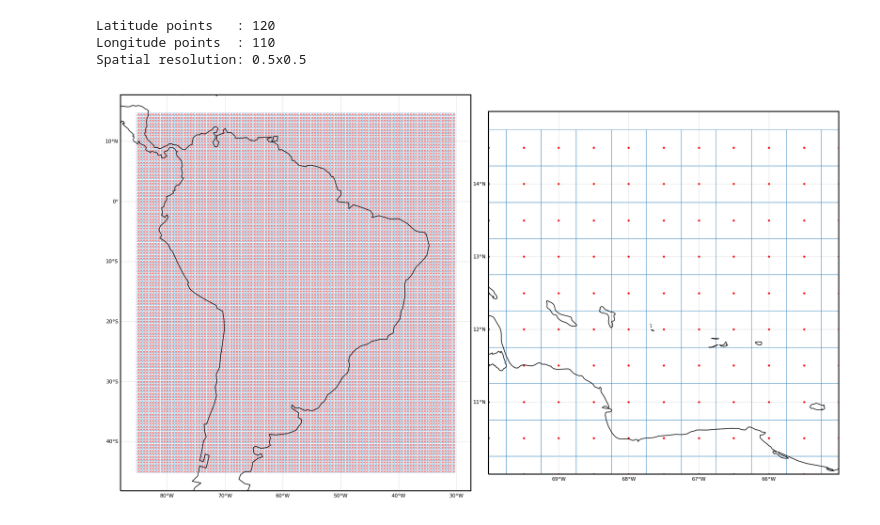
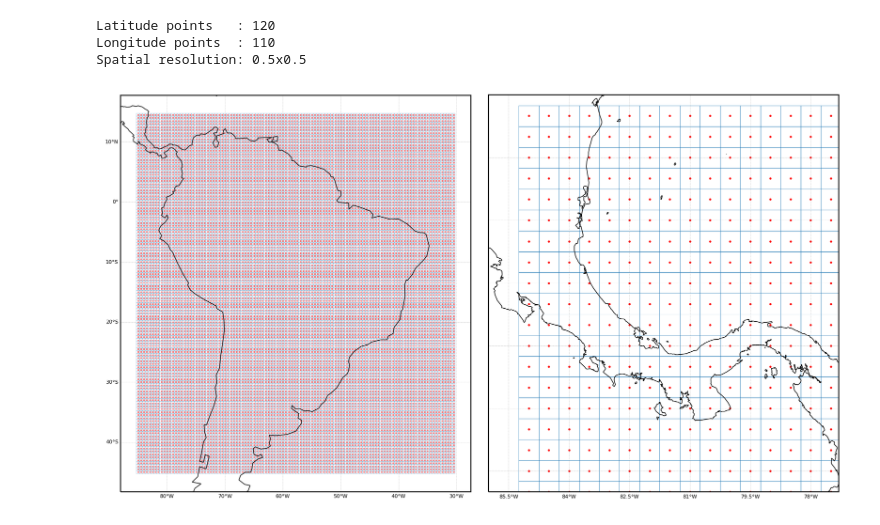
Before and after one commit to mhacarthur/PF_processing, a Jupyter notebook: jupyter/orbits_grid_count.ipynb, the cells around one changed output. Saved outputs shown, nothing was run; the diff lists cells and outputs as text; code cells hidden in the pictures.

```diff
--- a/jupyter/orbits_grid_count.ipynb
+++ b/jupyter/orbits_grid_count.ipynb
@@ -40,7 +45,10 @@ Number of orbits:  223
 PF_GPD = gpd.GeoDataFrame(geometry=gpd.points_from_xy(data['lon'],data['lat'], crs="EPSG:4326"))
 # %%
 #Using IMERG 05x05 grid
-data = ca.read_netcdf('/mnt/Data/Data/IMERG/season/summer/IMERG_2000_12_2020_12_24h_05x05_summer.nc',0)
+# file_in = '/mnt/Data/Data/IMERG/season/summer/IMERG_2000_12_2020_12_24h_05x05_summer.nc'
+file_in = 'E:'+os.sep+'Data'+os.sep+'IMERG'+os.sep+'season'+os.sep+'summer'+os.sep+'IMERG_2001_01_2020_12_24h_05x05_summer.nc'
+
+data = ca.read_netcdf(file_in,0)
 lat = data['lat'].data
 lon = data['lon'].data
 
@@ -97,36 +105,36 @@ ax1.coastlines(linestyle='-',linewidth=0.5,color='black',zorder=4)
 
 gl = ax1.gridlines(crs=proj,draw_labels=True,linewidth=0.2,color='gray',alpha=0.5,linestyle='--')
 gl.top_labels = False
 gl.bottom_labels = True
 gl.left_labels = True
 gl.right_labels = False
 gl.xlabel_style = {'size': 4, 'color': 'k'}
 gl.ylabel_style = {'size': 4, 'color': 'k'}
 
 cell.boundary.plot(ax=ax1,linewidth=0.1)
 grid_lat_lon.plot(ax=ax1,markersize=0.05, marker='o',color='r')
 
 
 #=====================================================================================================
 ax1 = plt.subplot(gs[0, 1], projection = proj)
 ax1.coastlines(linestyle='-',linewidth=0.5,color='black',zorder=4)
 # ax1.set_extent([-85,-30,-46,15],crs=proj)
-ax1.set_extent([-65,-70,10,15],crs=proj)
+ax1.set_extent([-86,-77.3,5.5,15],crs=proj)
 cell.boundary.plot(ax=ax1,linewidth=0.2)
 grid_lat_lon.plot(ax=ax1,markersize=0.4, marker='o',color='r')
 
 gl = ax1.gridlines(crs=proj,draw_labels=True,linewidth=0.2,color='gray',alpha=0.5,linestyle='--')
 gl.top_labels = False
 gl.bottom_labels = True
-gl.left_labels = True
+gl.left_labels = False
 gl.right_labels = False
 gl.xlabel_style = {'size': 4, 'color': 'k'}
 gl.ylabel_style = {'size': 4, 'color': 'k'}
 
 #=====================================================================================================
 plt.subplots_adjust(left=None, bottom=None, right=None, top=None, hspace=0.05, wspace=0.05)
 # %% [output]
-[figure, old version]
+[figure, new version]
 # %%
 merged = gpd.sjoin(PF_GPD, cell, how='left', op='within')
 merged['n_fires']=1
```
Also changed, not shown: parts of 9 cells of this notebook.
